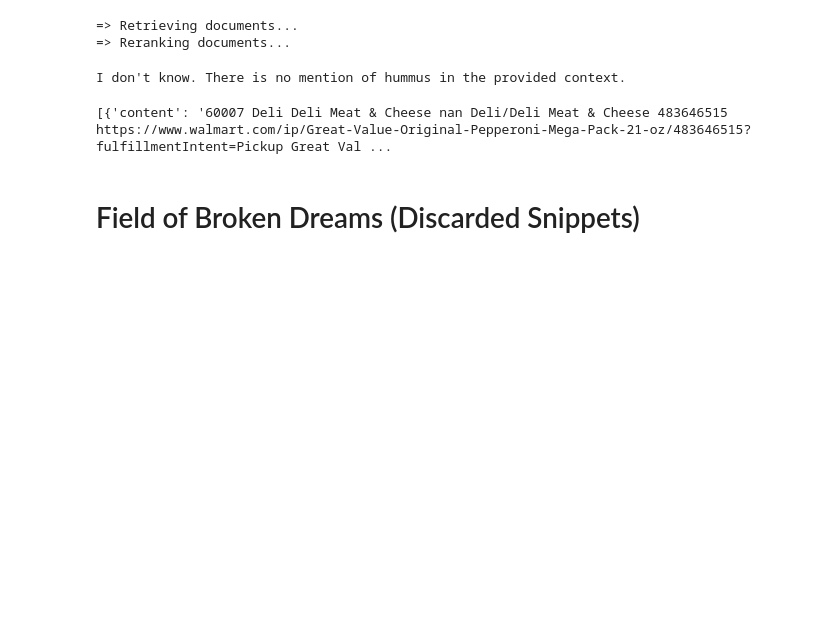
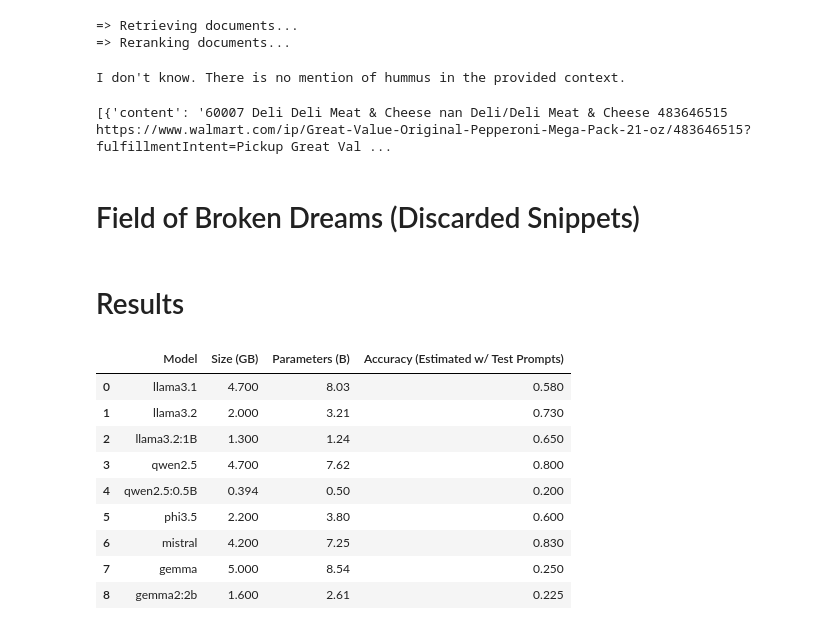
Before and after one commit to mist861/5542-Big-Data-Analytics, a Jupyter notebook: src/notebook/5542-0001_project_grocerbot_example.ipynb, the cells around one changed output. Cells and saved outputs as stored; diff of their text form; code cells hidden in the pictures; blank space fills up the shorter version.

```diff
--- a/src/notebook/5542-0001_project_grocerbot_example.ipynb
+++ b/src/notebook/5542-0001_project_grocerbot_example.ipynb
@@ -532,3 +532,5 @@ for category in chunks:
                 temp_docs.append(chunks[category][brand][0].index[string])
                 temp_docs.append(chunks[category][brand][doc][string])
         docs.append(" ".join(str(x) for x in temp_docs))
+# %% [markdown]
+# Results
@@ -534,0 +543,15 @@ for category in chunks:
+# %%
+results = pd.read_csv('../../results/5542-0001_project-llm-results.csv')
+results = results.drop('Notes', axis=1)
+results
+# %% [output]
+|  | Model | Size (GB) | Parameters (B) | Accuracy (Estimated w/ Test Prompts) |
+| 0 | llama3.1 | 4.700 | 8.03 | 0.580 |
+| 1 | llama3.2 | 2.000 | 3.21 | 0.730 |
+| 2 | llama3.2:1B | 1.300 | 1.24 | 0.650 |
+| 3 | qwen2.5 | 4.700 | 7.62 | 0.800 |
+| 4 | qwen2.5:0.5B | 0.394 | 0.50 | 0.200 |
+| 5 | phi3.5 | 2.200 | 3.80 | 0.600 |
+| 6 | mistral | 4.200 | 7.25 | 0.830 |
+| 7 | gemma | 5.000 | 8.54 | 0.250 |
+| 8 | gemma2:2b | 1.600 | 2.61 | 0.225 |
```
Also changed, not shown: parts of 4 cells of this notebook, 10 other files.
